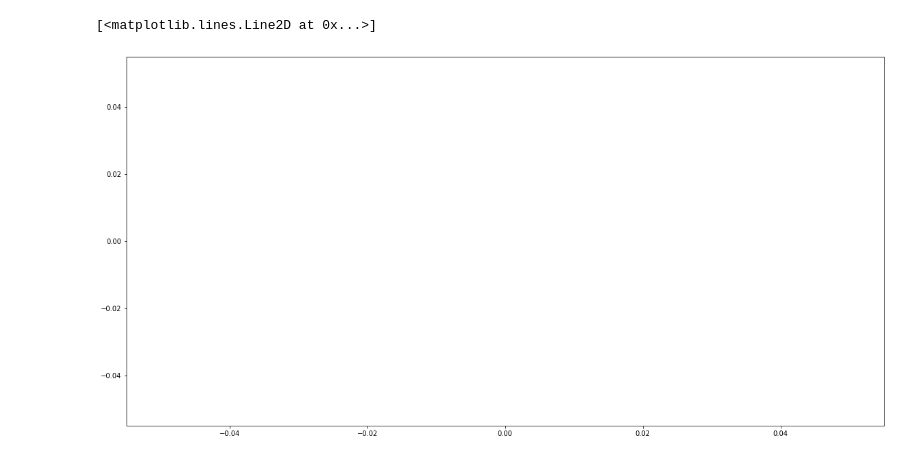
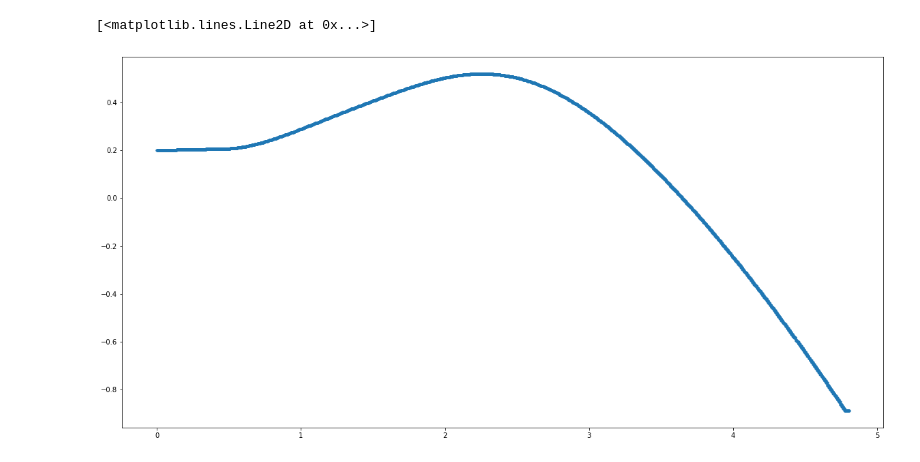
Before and after one commit to AvaRat/dynamic-model-car-simulator, a Jupyter notebook: simulator_visualization.ipynb, the cells around one changed output. Drawn from its saved outputs; the diff is of its cells as text; code cells hidden in the pictures.

```diff
--- a/simulator_visualization.ipynb
+++ b/simulator_visualization.ipynb
@@ -258,6 +295,6 @@ plt.plot(data['t'][:-1], np.diff(data['yaw_angle']))
 # %%
 fig, ax = plt.subplots(figsize=(20,10))
-ax.plot(data['track_progress'], data['error'])
+ax.plot(data['t'], data['error'], '.')
 # %% [output]
 [<matplotlib.lines.Line2D at 0x...>]
-[figure, old version]
+[figure, new version]
```
Also changed, not shown: parts of 22 cells of this notebook, 8 other files.
